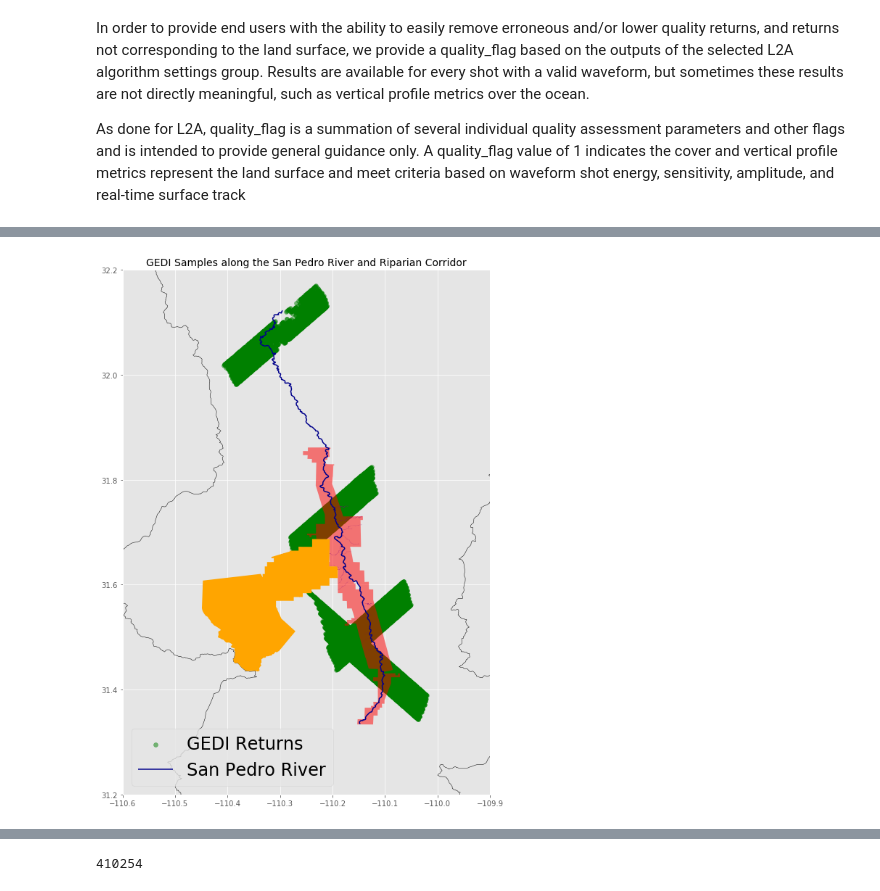
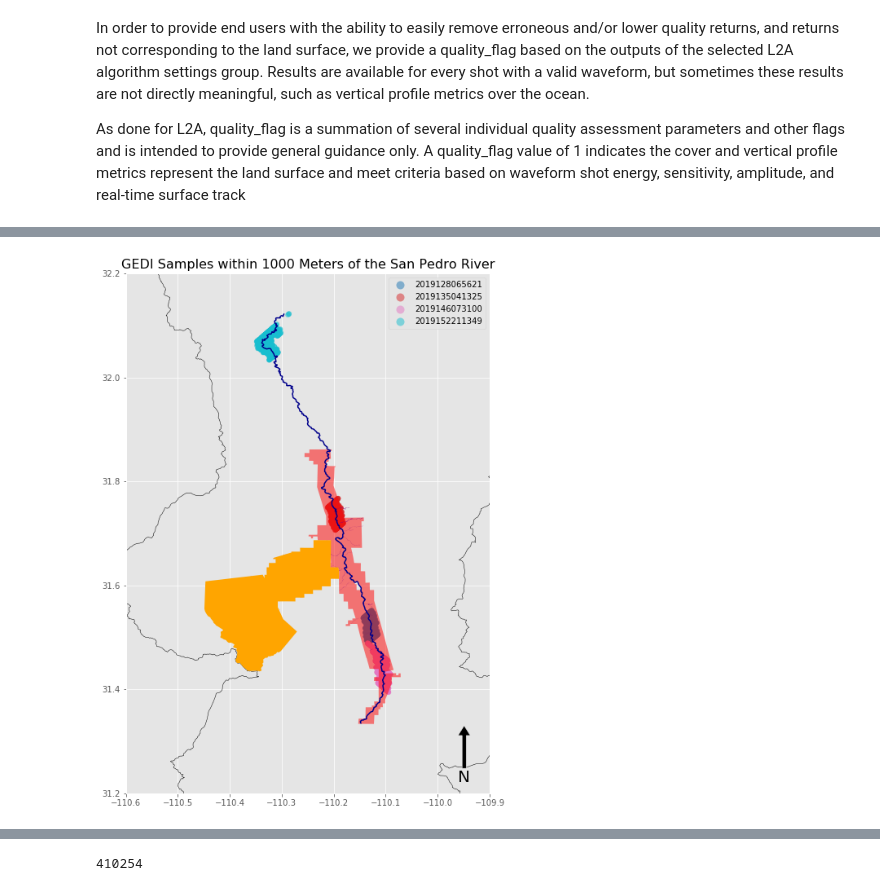
Before and after one commit to rbavery/sprnca_gedi, a Jupyter notebook: gedi_explore.ipynb, the cells around one changed output, grey strips where cells are left out. Saved outputs shown, nothing was run; the diff lists cells and outputs as text; code cells hidden in the pictures.

Commit message:
distance to channel plots

```diff
--- a/gedi_explore.ipynb
+++ b/gedi_explore.ipynb
@@ -81,7 +81,7 @@ san_pedro_riparian_corridor = gpd.read_file("data/site_vectors/SPRNCA_bound_wgs8
 fth_wetlands = gpd.read_file("data/site_vectors/FtHua_wetlands.shp")
 
 # the SPRNCA bound file is about 8000m wide but not uniform so this is a uniform buffer at it's widest distance
-buffered_river_8000m = san_pedro.to_crs(32612).buffer(8000).to_crs(4326)
+buffered_river_8000m = san_pedro.to_crs(32612).buffer(1000).to_crs(4326)
 
 all_samples_df.crs = buffered_river_8000m.crs # defines the crs of the GEDI samples as 4326
 
@@ -92,0 +91,2 @@ True
+# %%
+riparian_df['fid'] = riparian_df.name.str[9:22]
@@ -103,17 +110,21 @@ hua_fields = gpd.read_file("data/site_vectors/huachuca_field_polys.shp")
 # %%
 plt.style.use("ggplot")
 fig, ax = plt.subplots(figsize=(8,14))
-riparian_df.plot(ax=ax, alpha=.5, color="green", label = "GEDI Returns")
+riparian_df.plot(ax=ax, alpha=.5, column="fid", legend=True)
 san_pedro.plot(ax=ax, color="darkblue", label = "San Pedro River")
 san_pedro_riparian_corridor.plot(ax=ax, color = "red", alpha=.5, label= "SPRNCA Boundary")
 fth_wetlands.to_crs(4326).plot(ax=ax, color = "purple", label= "Fort Huachuca Wetlands")
 watershed.plot(ax=ax, facecolor="none", edgecolor = "black", label= "Watershed Boundaries")
 main_base.plot(ax=ax, color = "orange", label= "Fort Huachuca Boundary")
-plt.title("GEDI Samples along the San Pedro River and Riparian Corridor", fontsize = 1)
-ax.legend(prop={'size': 24})
+plt.title("GEDI Samples within 1000 Meters of the San Pedro River", fontsize = 16)
 ax.set_xlim(-110.6, -109.9)
 ax.set_ylim(31.2, 32.2)
-plt.tight_layout()
+x, y, arrow_length = .93, .13, 0.1
+ax.annotate('N', xy=(x, y), xytext=(x, y-arrow_length),
+            arrowprops=dict(facecolor='black', width=5, headwidth=15),
+            ha='center', va='center', fontsize=20,
+            xycoords=ax.transAxes)
+# plt.tight_layout()
 plt.savefig("figs/SPRNCA_and_GEDI.png")
 # %% [output]
-[figure, old version]
+[figure, new version]
```
Also changed, not shown: parts of 16 cells of this notebook, 1 other file.
